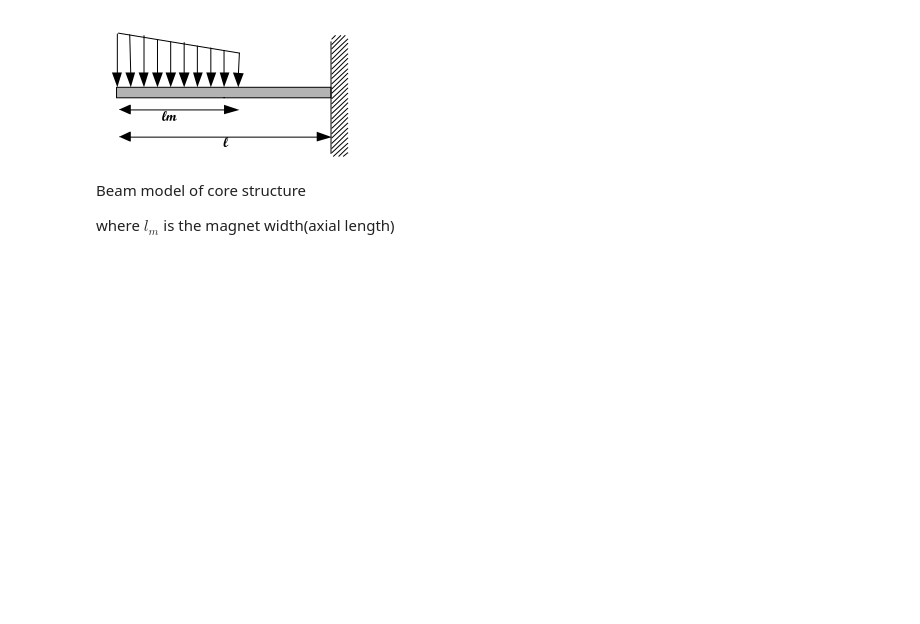
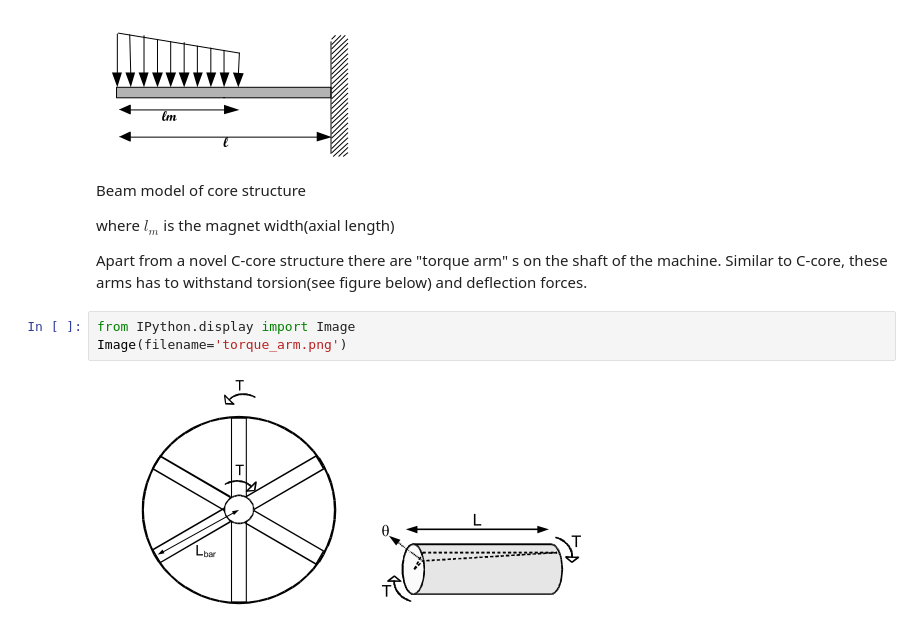
Before and after one commit to aydinbaskaya/MS_Thesis, a Jupyter notebook: Modular Generators/Documents/Direct-drive wind turbines .ipynb, the cells around one changed output. Cells and saved outputs as stored; diff of their text form; blank space fills up the shorter version.

```diff
--- a/Modular Generators/Documents/Direct-drive wind turbines .ipynb
+++ b/Modular Generators/Documents/Direct-drive wind turbines .ipynb
@@ -240,3 +240,10 @@ Image(filename='deflect_core.png')
 Beam model of core structure
 
 where $l_{m}$ is the magnet width(axial length)
+
+Apart from a novel C-core structure there are "torque arm" s on the shaft of the machine. Similar to C-core, these arms has to withstand torsion(see figure below) and deflection forces.
+# %%
+from IPython.display import Image
+Image(filename='torque_arm.png')
+# %% [output]
+[figure, added]
```
Also changed, not shown: parts of 4 cells of this notebook, 1 other file.
